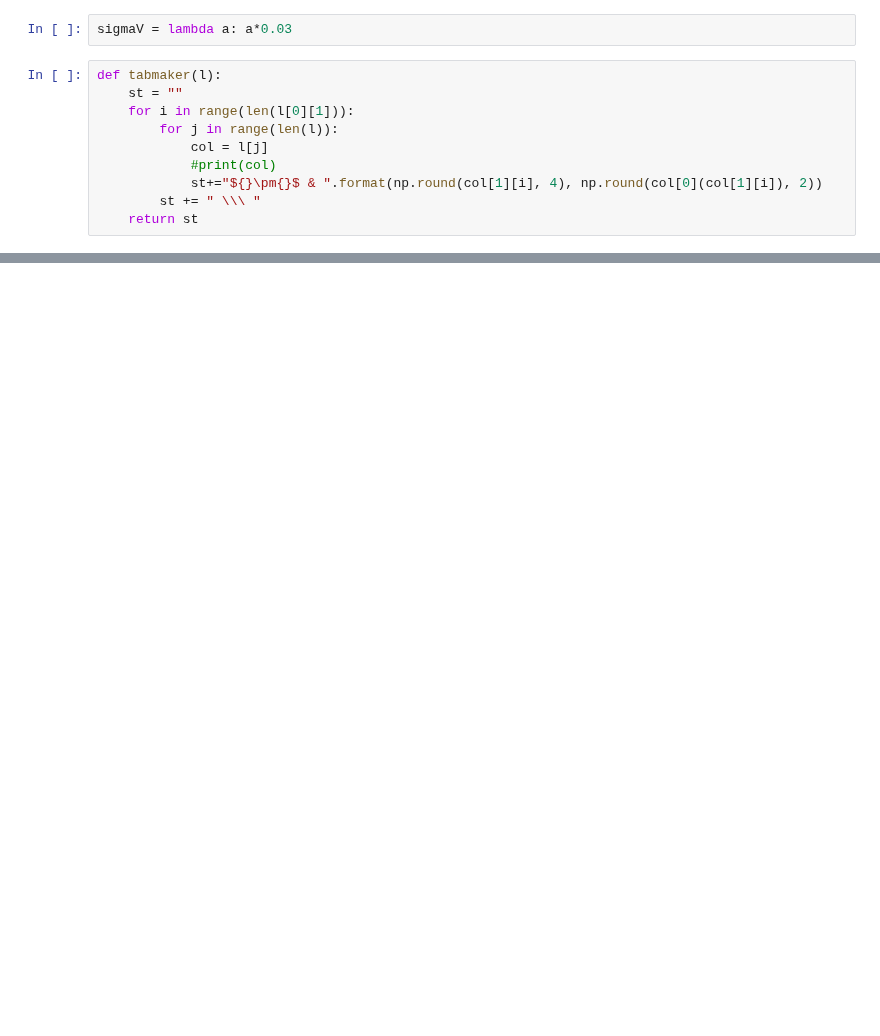
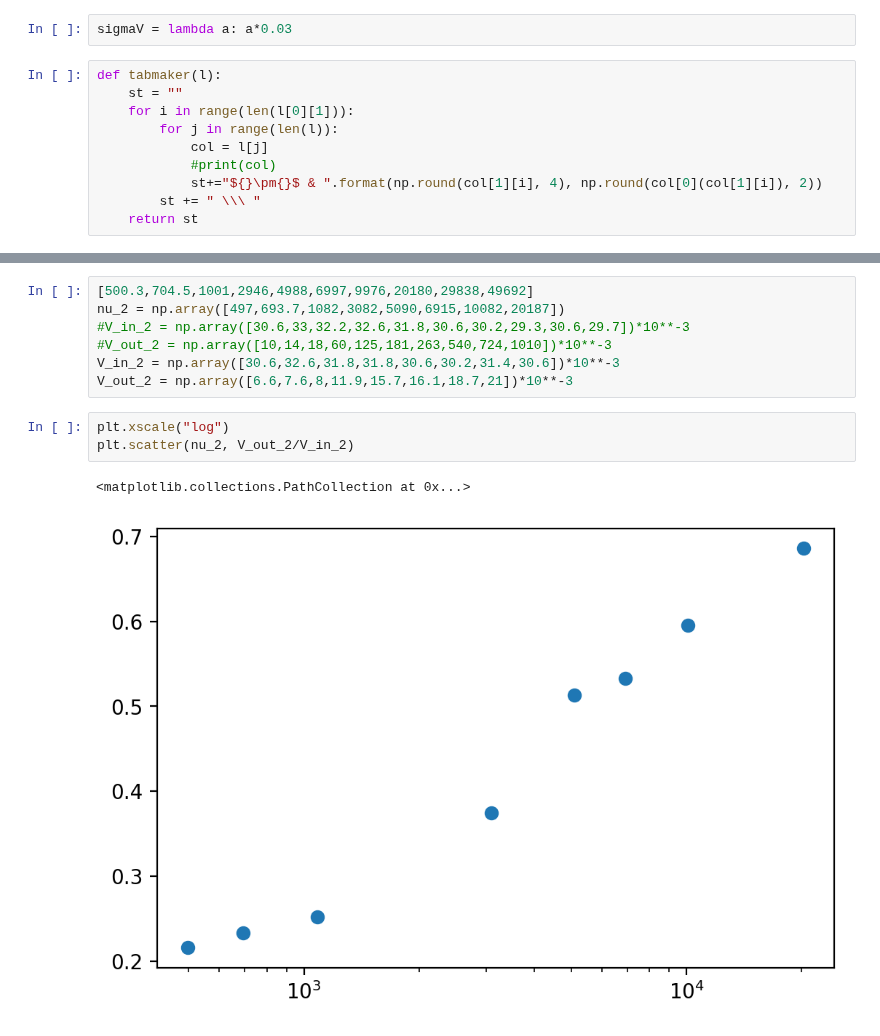
Before and after one commit to 1892051/LabSS, a Jupyter notebook: LabSS/esperienza_3/book.ipynb, the cells around one changed output, grey strips where cells are left out. Drawn from its saved outputs; the diff is of its cells as text; blank space fills up the shorter version.

```diff
--- a/LabSS/esperienza_3/book.ipynb
+++ b/LabSS/esperienza_3/book.ipynb
@@ -48,0 +74,13 @@ $0.81\pm0.02$ & $0.56\pm0.02$ &  \\ $0.82\pm0.02$ & $1.05\pm0.03$ &  \\ $0.82\pm
+# %%
+[500.3,704.5,1001,2946,4988,6997,9976,20180,29838,49692]
+nu_2 = np.array([497,693.7,1082,3082,5090,6915,10082,20187])
+#V_in_2 = np.array([30.6,33,32.2,32.6,31.8,30.6,30.2,29.3,30.6,29.7])*10**-3
+#V_out_2 = np.array([10,14,18,60,125,181,263,540,724,1010])*10**-3
+V_in_2 = np.array([30.6,32.6,31.8,31.8,30.6,30.2,31.4,30.6])*10**-3
+V_out_2 = np.array([6.6,7.6,8,11.9,15.7,16.1,18.7,21])*10**-3
+# %%
+plt.xscale("log")
+plt.scatter(nu_2, V_out_2/V_in_2)
+# %% [output]
+<matplotlib.collections.PathCollection at 0x...>
+[figure, added]
```
Also changed, not shown: parts of 8 cells of this notebook, 1 other file.
